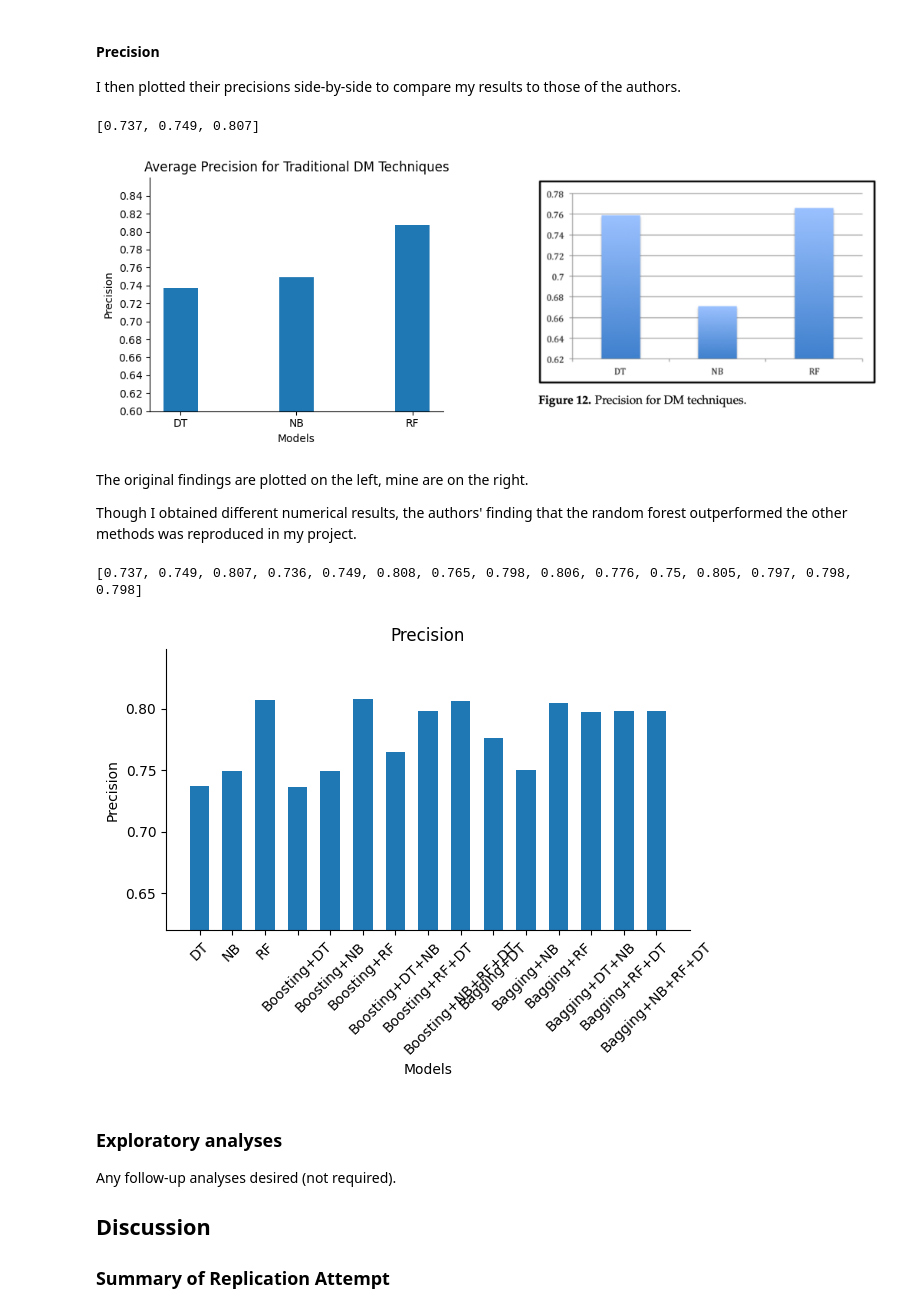
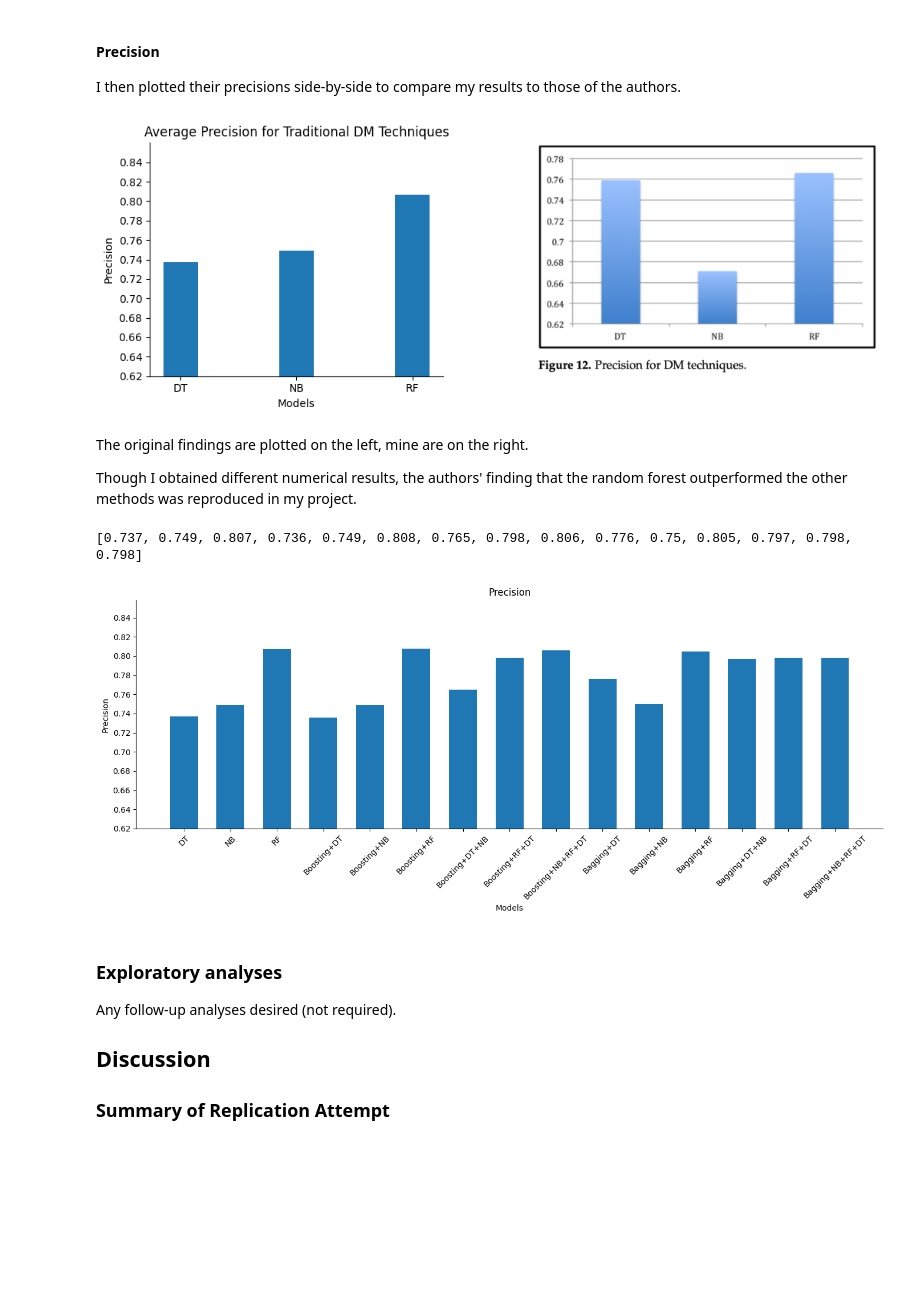
Before and after one commit to ucsd-psych201a/alsulami2023, a Jupyter notebook: writeup/Reproducibility Report.ipynb, the cells around one changed output. Cells and saved outputs as stored; diff of their text form; code cells hidden in the pictures; blank space fills up the shorter version.

Commit message:
plotted all accuracies and precisions

```diff
--- a/writeup/Reproducibility Report.ipynb
+++ b/writeup/Reproducibility Report.ipynb
@@ -793,8 +820,8 @@ fig, ax = plt.subplots(1, 2, figsize=(12, 4), gridspec_kw={'width_ratios': [1, 2
 
 # Plotting the bar chart
 ax[0].bar(models, precisions, width=0.3)
-ax[0].set_ylim(0.6, round(max(precisions) + 0.05, 2))
-ax[0].set_yticks([round(tick, 2) for tick in frange(0.6, round(max(precisions) + 0.05, 2), 0.02)])
+ax[0].set_ylim(0.62, round(max(precisions) + 0.05, 2))
+ax[0].set_yticks([round(tick, 2) for tick in frange(0.62, round(max(precisions) + 0.04, 2), 0.02)])
 ax[0].set_title('Average Precision for Traditional DM Techniques')
 ax[0].set_xlabel('Models')
 ax[0].set_ylabel('Precision')
@@ -811,35 +838,39 @@ plt.tight_layout()
 # Show the plot
 plt.show()
 # %% [output]
-[0.737, 0.749, 0.807]
-[figure, old version]
+[figure, new version]
 # %% [markdown]
 The original findings are plotted on the left, mine are on the right.
 
 Though I obtained different numerical results, the authors' finding that the random forest outperformed the other methods was reproduced in my project.
 # %%
-# Code to plot all precision:
+# Extract precision values
+precision = [model[1] for model in results.values()]
 
-precision = [model[1] for model in results.values()]
-print(precision)
-
-# Plot the bar chart for accuracies
+# Plot the bar chart for precision
+plt.figure(figsize=(14, 6))
 plt.bar(results.keys(), precision, width=0.6)
 plt.title("Precision")
 plt.xlabel("Models")
 plt.ylabel("Precision")
-plt.ylim(0.62)
-# plt.yticks(range(62, int(max(precision) + 4), 2))
+plt.ylim(0.62, max(precision) + 0.05)  # Set y-axis limits
+
+# Define custom y-ticks
+plt.yticks([round(tick, 2) for tick in frange(0.62, max(precision) + 0.05, 0.02)])
+
+# Rotate x-axis labels for better readability
 plt.xticks(rotation=45)
+
+# Remove the top and right spines
 plt.gca().spines['top'].set_visible(False)
 plt.gca().spines['right'].set_visible(False)
 
-
 # Adjust layout and show the plot
 plt.tight_layout()
+plt.show()
 # %% [output]
 [0.737, 0.749, 0.807, 0.736, 0.749, 0.808, 0.765, 0.798, 0.806, 0.776, 0.75, 0.805, 0.797, 0.798, 0.798]
-[figure, old version]
+[figure, new version]
 # %%
 results
 # %% [markdown]
```
Also changed, not shown: parts of 1 cell of this notebook.
